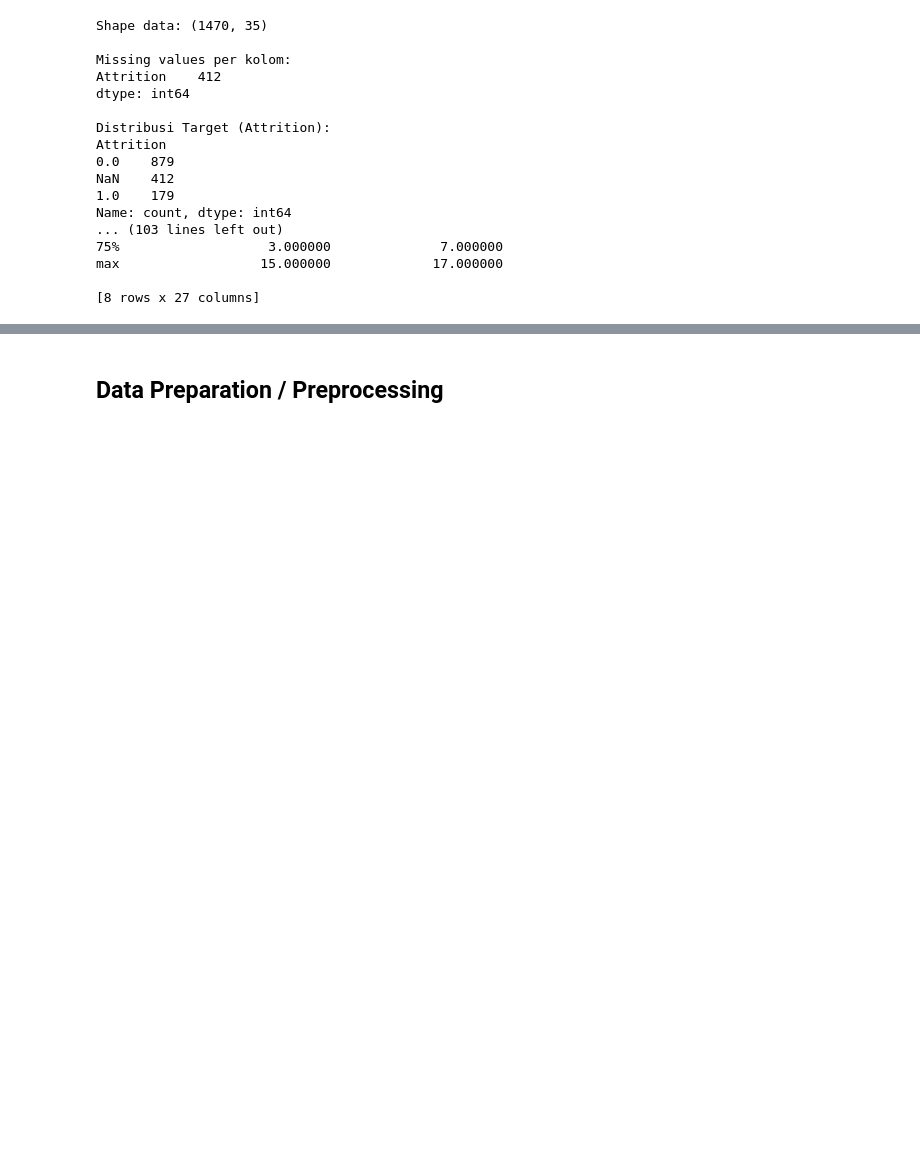
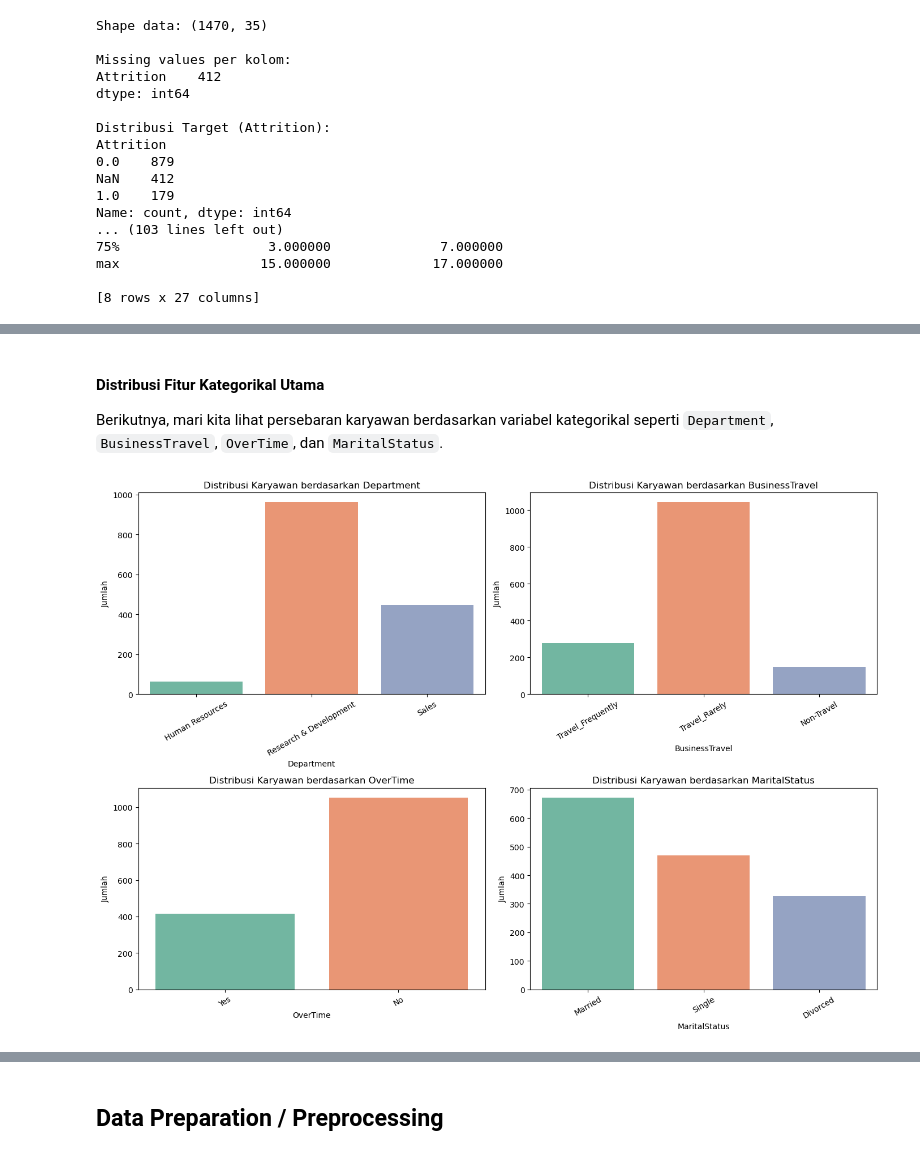
Before and after one commit to Naminiges/JayaMaju, a Jupyter notebook: notebook.ipynb, the cells around one changed output, grey strips where cells are left out. Drawn from its saved outputs; the diff is of its cells as text; code cells hidden in the pictures; blank space fills up the shorter version.

```diff
--- a/notebook.ipynb
+++ b/notebook.ipynb
@@ -83,0 +136,21 @@ max                  15.000000             17.000000
+# %% [markdown]
+#### Distribusi Fitur Kategorikal Utama
+Berikutnya, mari kita lihat persebaran karyawan berdasarkan variabel kategorikal seperti `Department`, `BusinessTravel`, `OverTime`, dan `MaritalStatus`.
+# %%
+# Distribusi Fitur Kategorikal Utama
+cat_features = ['Department', 'BusinessTravel', 'OverTime', 'MaritalStatus']
+fig, axes = plt.subplots(2, 2, figsize=(14, 10))
+axes = axes.flatten()
+
+for i, col in enumerate(cat_features):
+    if col in df.columns:
+        sns.countplot(data=df, x=col, ax=axes[i], palette='Set2')
+        axes[i].set_title(f'Distribusi Karyawan berdasarkan {col}')
+        axes[i].set_xlabel(col)
+        axes[i].set_ylabel('Jumlah')
+        axes[i].tick_params(axis='x', rotation=30)
+
+plt.tight_layout()
+plt.show()
+# %% [output]
+[figure, added]
```
Also changed, not shown: parts of 12 cells of this notebook, 5 other files.
